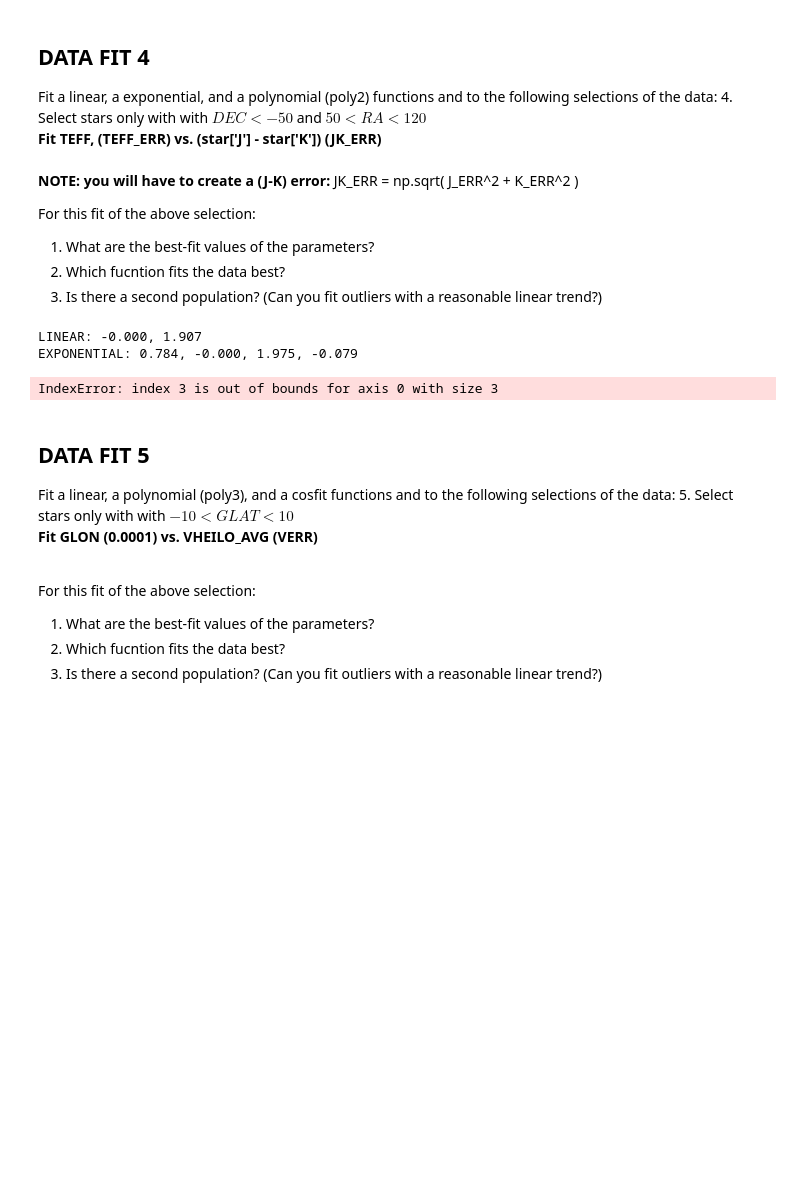
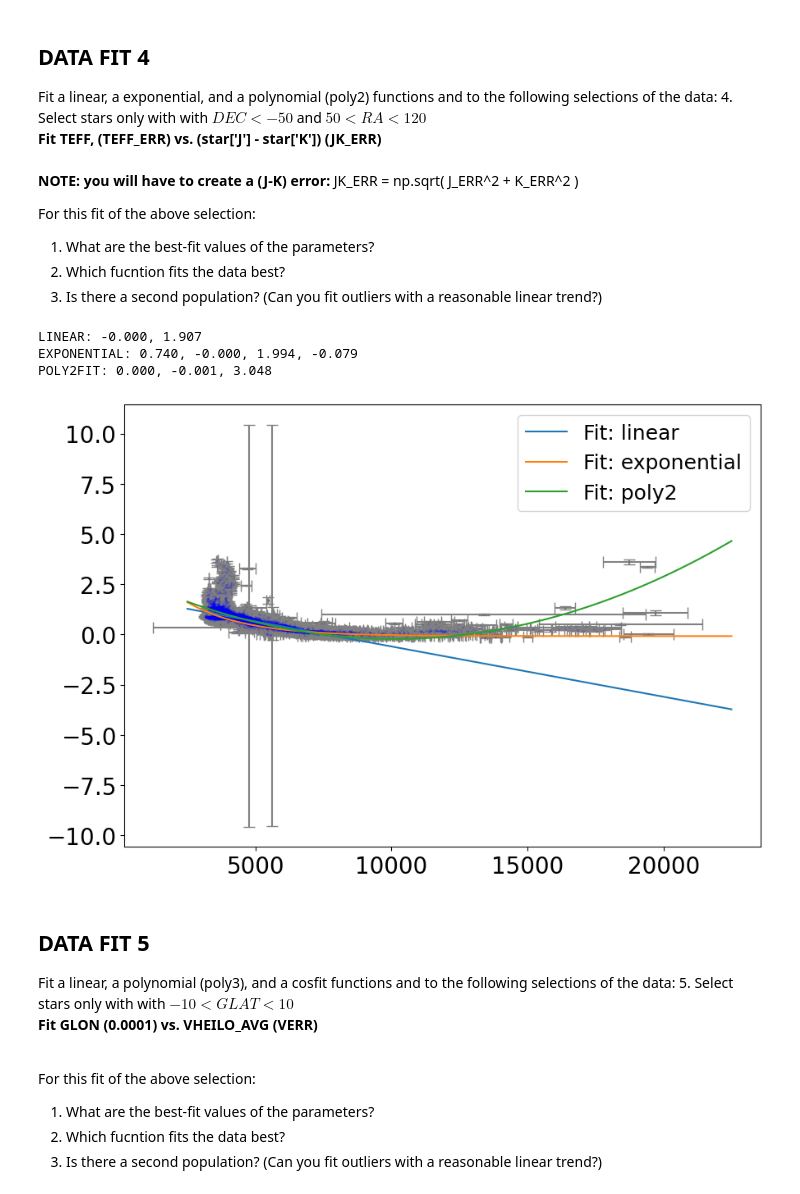
Before and after one commit to DarthWyatt/PHYS_20323, a Jupyter notebook: Perrine_W_25_HW12a.ipynb, the cells around one changed output. Saved outputs shown, nothing was run; the diff lists cells and outputs as text; code cells hidden in the pictures; blank space fills up the shorter version.

```diff
--- a/Perrine_W_25_HW12a.ipynb
+++ b/Perrine_W_25_HW12a.ipynb
@@ -461,7 +474,6 @@ For this fit of the above selection:
 # %%
 badbits = 2**23        # aspcapstar flag - Chemistry
 suspectbits = 2**16    # star flag - Stellar parameters
-#JK_ERR = np.sqrt(star['J_ERR']**2 + star['K_ERR']**2)
 #=================================================================================
 # Make a Boolena Mask to remove bad data - AND ANY OTHER NEEDED CUTS
 ct1 = (np.bitwise_and(star['aspcapflag'], badbits) == 0) & \
@@ -482,42 +494,47 @@ exponentialA, exponentialB, exponentialC, exponentialD = mcFit4(exponential, sta
                             (np.sqrt(star['J_ERR'][cut1]**2 + star['K_ERR'][cut1]**2)), p0=[0,0,0,0])
 print(f'EXPONENTIAL: {exponentialA:.3f}, {exponentialB:.3f}, {exponentialC:.3f}, {exponentialD:.3f}')
 #=================================================================================
-## POLY2 FIT (4 parameter)
-polyA, polyB, polyC, polyD = mcFit4(poly2, star['TEFF'][cut1], (star['J'][cut1] - star['K'][cut1]), star['TEFF_ERR'][cut1], \
-                            (np.sqrt(star['J_ERR'][cut1]**2 + star['K_ERR'][cut1]**2)), p0=[1,1,1])
-print(f'POLY2FIT: {polyA:.3f}, {polyB:.3f}, {polyC:.3f}, {polyD:.3f}')
+## POLY2 FIT (3 parameter)
+polyA, polyB, polyC = mcFit3(poly2, star['TEFF'][cut1], (star['J'][cut1] - star['K'][cut1]), star['TEFF_ERR'][cut1], \
+                            (np.sqrt(star['J_ERR'][cut1]**2 + star['K_ERR'][cut1]**2)), p0=[3,3,3])
+print(f'POLY2FIT: {polyA:.3f}, {polyB:.3f}, {polyC:.3f}')
 #=================================================================================
 
 # PLOT TO VERIFY FITS FILE READ IN & BAD MASK DATA
 fig1 = plt.figure(figsize=(10,7))
 ax1 = fig1.add_subplot(111)
 ax1.xaxis.set_tick_params(labelsize=20)
 ax1.yaxis.set_tick_params(labelsize=20)
 
 # PLOT DATA AND ERROR BARS
 ax1.scatter(star['TEFF'][cut1],(star['J'][cut1] - star['K'][cut1]),s=1,c='b',alpha=0.1)
 ax1.errorbar((star['TEFF'][cut1]),(star['J'][cut1] - star['K'][cut1]), xerr=(star['TEFF_ERR'][cut1]),
 yerr=(np.sqrt(star['J_ERR'][cut1]**2 + star['K_ERR'][cut1]**2)), ecolor='grey',fmt='none', capsize=5, zorder=0)
 
 
 #=================================================================================
 # PLOT DATA FITS FROM ABOVE
-x_plot = np.linspace(2500,25000,1000) # X-PLOTING FOR FITS
+x_plot = np.linspace(2500,22500,1000) # X-PLOTING FOR FITS
 
 #=================================================================================
 #linear fit
 ax1.plot(x_plot,linear(x_plot, slope, intercept), label='Fit: linear')
 #exponential fit
 ax1.plot(x_plot,exponential(x_plot, exponentialA, exponentialB, exponentialC, exponentialD), label='Fit: exponential')
 #poly2 fit
-ax1.plot(x_plot,poly2(x_plot, polyA, polyB, polyC, polyD), label='Fit: poly2')
+ax1.plot(x_plot,poly2(x_plot, polyA, polyB, polyC), label='Fit: poly2')
 
 plt.legend(loc='best', fontsize=18)
 plt.show()
+
+
+#The best fit for this graph would be the Exponential fit
+#There is could be a second population
 # %% [output]
 LINEAR: -0.000, 1.907
-EXPONENTIAL: 0.784, -0.000, 1.975, -0.079
+EXPONENTIAL: 0.740, -0.000, 1.994, -0.079
+POLY2FIT: 0.000, -0.001, 3.048
-IndexError: index 3 is out of bounds for axis 0 with size 3
+[figure, added]
 # %% [markdown]
 ## DATA FIT 5
 
```
Also changed, not shown: parts of 7 cells of this notebook.
